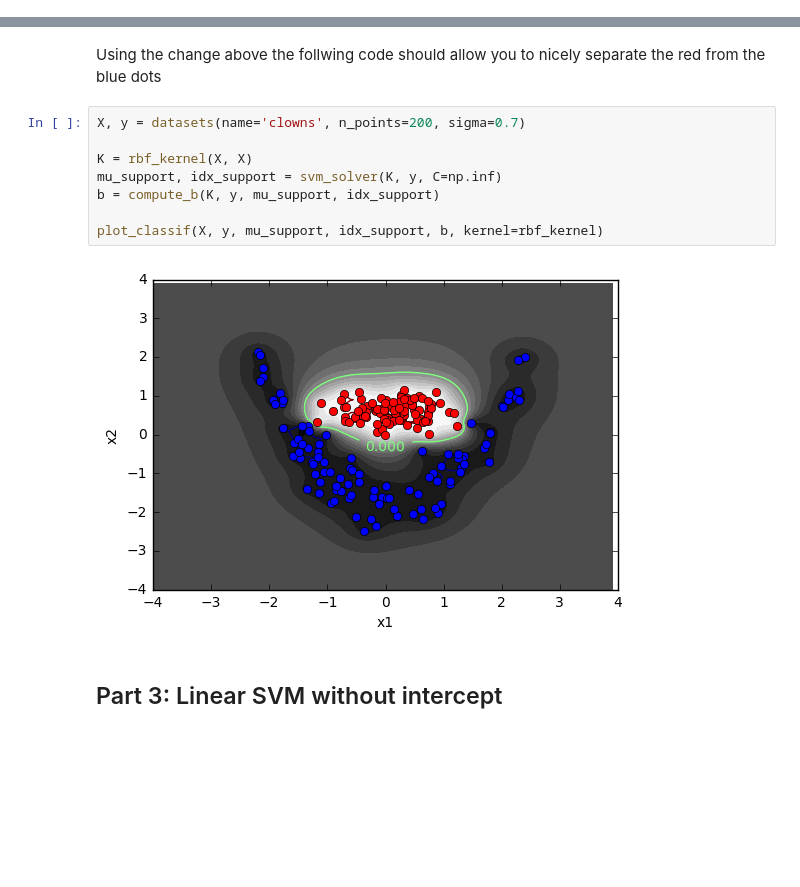
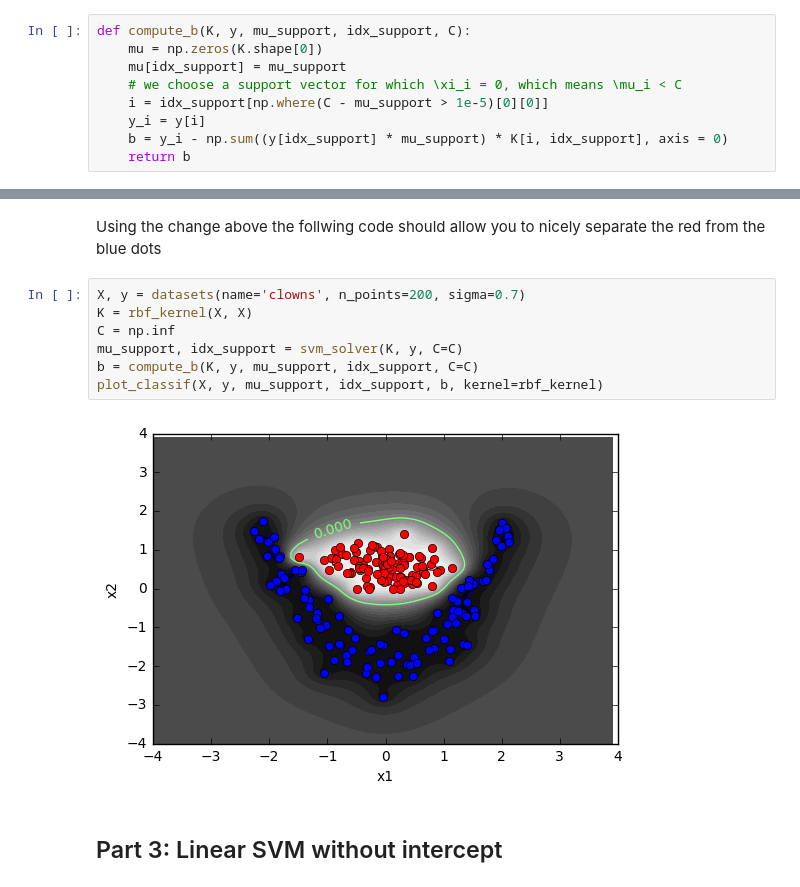
Before and after one commit to DataNest/project-optimization-data-science, a Jupyter notebook: project_el_alaoui_salma_and_hung_chia_man_and_liu_zhengying-merge.ipynb, the cells around one changed output, grey strips where cells are left out. Cells and saved outputs as stored; diff of their text form; blank space fills up the shorter version.

```diff
--- a/project_el_alaoui_salma_and_hung_chia_man_and_liu_zhengying-merge.ipynb
+++ b/project_el_alaoui_salma_and_hung_chia_man_and_liu_zhengying-merge.ipynb
@@ -530,0 +571,9 @@ $$
+# %%
+def compute_b(K, y, mu_support, idx_support, C):
+    mu = np.zeros(K.shape[0])
+    mu[idx_support] = mu_support
+    # we choose a support vector for which \xi_i = 0, which means \mu_i < C
+    i = idx_support[np.where(C - mu_support > 1e-5)[0][0]]
+    y_i = y[i]
+    b = y_i - np.sum((y[idx_support] * mu_support) * K[i, idx_support], axis = 0)
+    return b
@@ -595,14 +665,13 @@ def rbf_kernel(X1, X2):
 Using the change above the follwing code should allow you to nicely separate the red from the blue dots
 # %%
 X, y = datasets(name='clowns', n_points=200, sigma=0.7)
-
 K = rbf_kernel(X, X)
-mu_support, idx_support = svm_solver(K, y, C=np.inf)
-b = compute_b(K, y, mu_support, idx_support)
-
+C = np.inf
+mu_support, idx_support = svm_solver(K, y, C=C)
+b = compute_b(K, y, mu_support, idx_support, C=C)
 plot_classif(X, y, mu_support, idx_support, b, kernel=rbf_kernel)
 # %% [output]
-[figure, old version]
+[figure, new version]
 # %% [markdown]
 ## Part 3: Linear SVM without intercept
 # %% [markdown]
```
Also changed, not shown: parts of 24 cells of this notebook.
